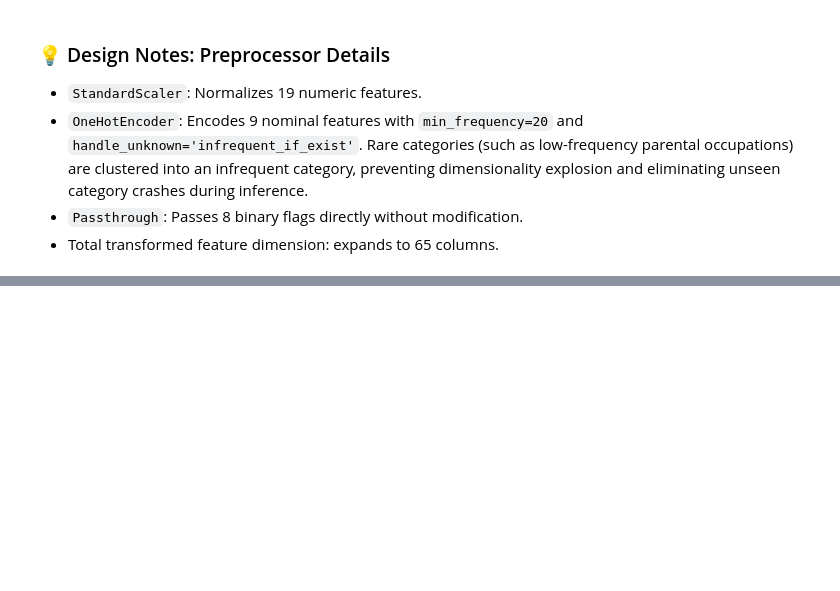
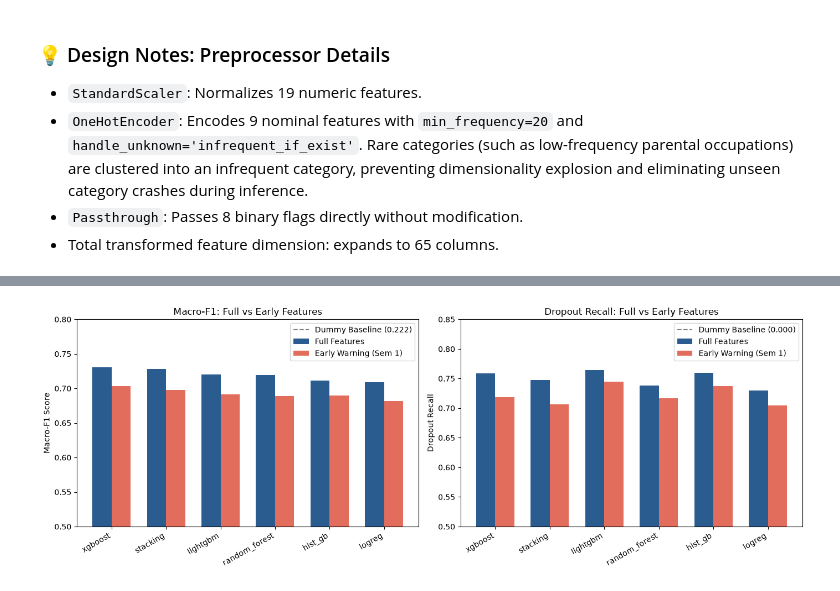
Before and after one commit to rishi4842/student-dropout-risk-intelligence, a Jupyter notebook: notebooks/02_modelling.ipynb, the cells around one changed output, grey strips where cells are left out. Drawn from its saved outputs; the diff is of its cells as text; code cells hidden in the pictures; blank space fills up the shorter version.

Commit message:
Add model comparison and tuning

```diff
--- a/notebooks/02_modelling.ipynb
+++ b/notebooks/02_modelling.ipynb
@@ -64,0 +103,45 @@ Encoded feature columns sample: ['Application order', 'Previous qualification (g
+# %%
+import matplotlib.pyplot as plt
+import numpy as np
+
+# Parse mean macro-F1 and dropout recall
+f_df = pd.read_csv("../reports/model_comparison_full.csv")
+e_df = pd.read_csv("../reports/model_comparison_early.csv")
+
+models = [m for m in f_df["model"] if m != "dummy_majority"]
+full_f1 = [float(f_df.loc[f_df['model']==m, 'f1_macro'].iloc[0].split()[0]) for m in models]
+early_f1 = [float(e_df.loc[e_df['model']==m, 'f1_macro'].iloc[0].split()[0]) for m in models]
+full_rec = [float(f_df.loc[f_df['model']==m, 'dropout_recall'].iloc[0].split()[0]) for m in models]
+early_rec = [float(e_df.loc[e_df['model']==m, 'dropout_recall'].iloc[0].split()[0]) for m in models]
+
+x = np.arange(len(models))
+width = 0.35
+
+fig, (ax1, ax2) = plt.subplots(1, 2, figsize=(14, 5))
+
+# Plot Macro-F1
+ax1.bar(x - width/2, full_f1, width, label='Full Features', color='#2b5c8f')
+ax1.bar(x + width/2, early_f1, width, label='Early Warning (Sem 1)', color='#e26d5c')
+ax1.set_ylabel('Macro-F1 Score')
+ax1.set_title('Macro-F1: Full vs Early Features')
+ax1.set_xticks(x)
+ax1.set_xticklabels(models, rotation=30, ha='right')
+ax1.set_ylim(0.5, 0.8)
+ax1.axhline(0.222, color='gray', linestyle='--', label='Dummy Baseline (0.222)')
+ax1.legend()
+
+# Plot Dropout Recall
+ax2.bar(x - width/2, full_rec, width, label='Full Features', color='#2b5c8f')
+ax2.bar(x + width/2, early_rec, width, label='Early Warning (Sem 1)', color='#e26d5c')
+ax2.set_ylabel('Dropout Recall')
+ax2.set_title('Dropout Recall: Full vs Early Features')
+ax2.set_xticks(x)
+ax2.set_xticklabels(models, rotation=30, ha='right')
+ax2.set_ylim(0.5, 0.85)
+ax2.axhline(0.0, color='gray', linestyle='--', label='Dummy Baseline (0.000)')
+ax2.legend()
+
+plt.tight_layout()
+plt.show()
+# %% [output]
+[figure, added]
```
Also changed, not shown: parts of 5 cells of this notebook, 17 other files.
